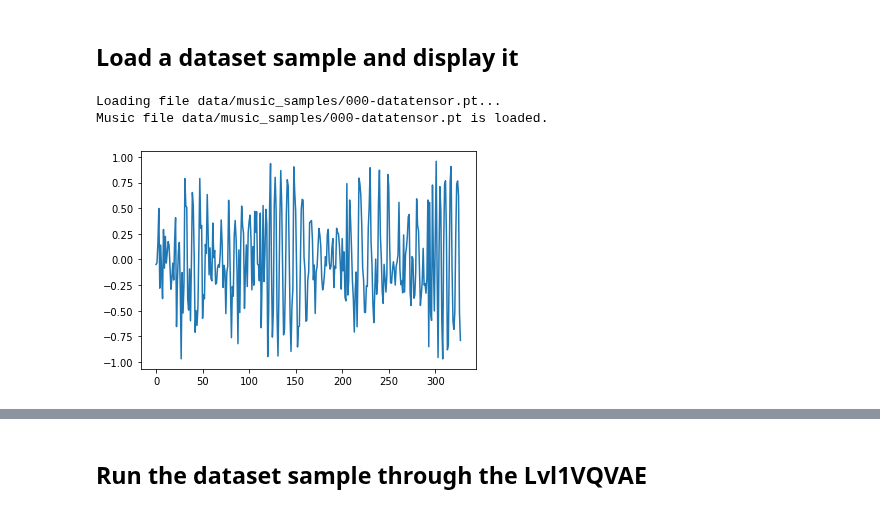
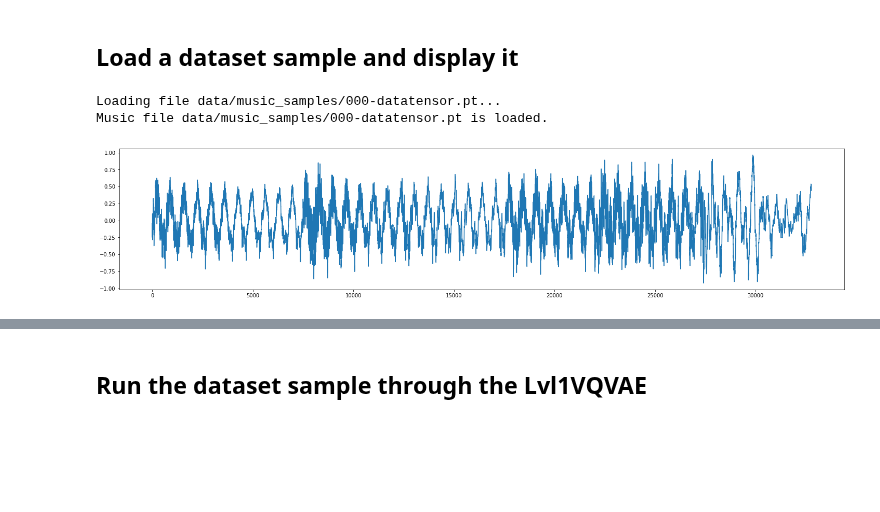
Before and after one commit to VovaTch/Infected_hdiff, a Jupyter notebook: test_lvl1_vqvae.ipynb, the cells around one changed output, grey strips where cells are left out. Cells and saved outputs as stored; diff of their text form; code cells hidden in the pictures; blank space fills up the shorter version.

```diff
--- a/test_lvl1_vqvae.ipynb
+++ b/test_lvl1_vqvae.ipynb
@@ -83,17 +83,18 @@ def wavPlayer(filepath):
 # %%
 dataset = MP3SliceDataset(preload=True)
 dataloader = DataLoader(dataset, batch_size=1, shuffle=True)
 for sample in dataloader:
     music_sample = sample['music slice'].squeeze(0)
     break
-plt.plot(music_sample[0, ::100].cpu().detach().numpy())
+plt.figure(figsize=(25, 5))
+plt.plot(music_sample[0, ...].cpu().detach().numpy())
 plt.show()
 torchaudio.save('sample.mp3', music_sample.cpu().detach(), 44100, format='mp3')
 IPython.display.Audio(filename="sample.mp3")
 # %% [output]
 Loading file data/music_samples/000-datatensor.pt...
 Music file data/music_samples/000-datatensor.pt is loaded.
-[figure, old version]
+[figure, new version]
 [interactive output not drawn]
 # %% [markdown]
 ## Run the dataset sample through the Lvl1VQVAE
```
Also changed, not shown: parts of 3 cells of this notebook, 4 other files.
